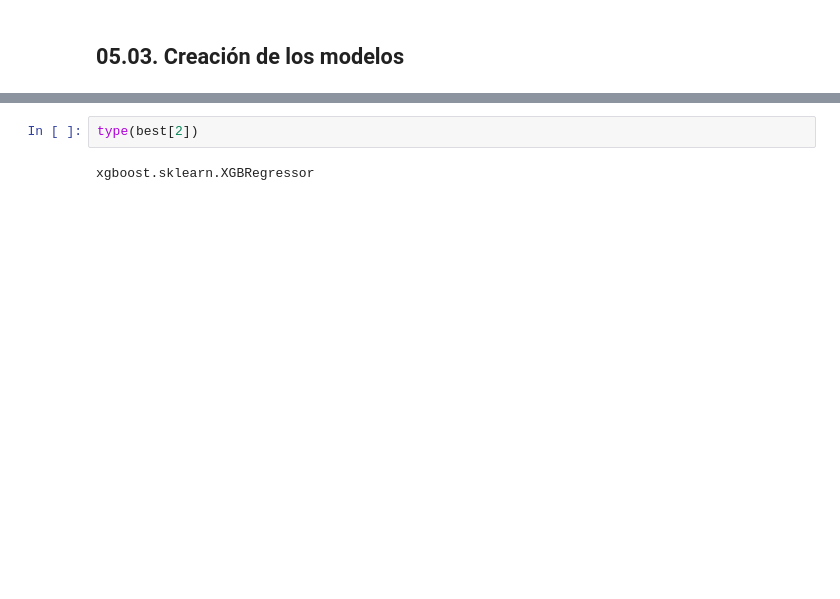
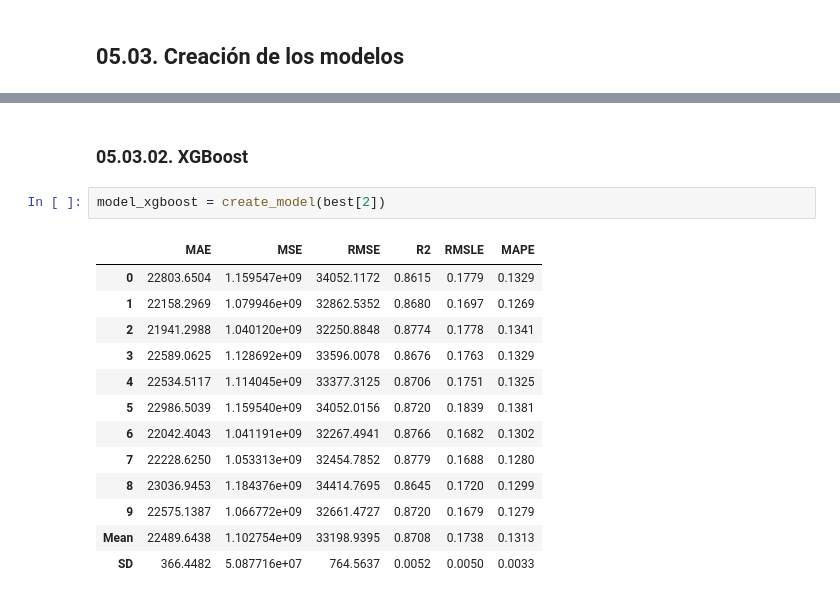
Before and after one commit to alexandergribenchenko/Acamica_P_04_Pycaret_Exploration_Project, a Jupyter notebook: Acamica_PY_04.ipynb, the cells around one changed output, grey strips where cells are left out. Saved outputs shown, nothing was run; the diff lists cells and outputs as text; blank space fills up the shorter version.

```diff
--- a/Acamica_PY_04.ipynb
+++ b/Acamica_PY_04.ipynb
@@ -191,4 +290,18 @@ for model in best:
+# %% [markdown]
+### **05.03.02. XGBoost**
 # %%
-type(best[2])
+model_xgboost = create_model(best[2])
 # %% [output]
-xgboost.sklearn.XGBRegressor
+|  | MAE | MSE | RMSE | R2 | RMSLE | MAPE |
+| 0 | 22803.6504 | 1.159547e+09 | 34052.1172 | 0.8615 | 0.1779 | 0.1329 |
+| 1 | 22158.2969 | 1.079946e+09 | 32862.5352 | 0.8680 | 0.1697 | 0.1269 |
+| 2 | 21941.2988 | 1.040120e+09 | 32250.8848 | 0.8774 | 0.1778 | 0.1341 |
+| 3 | 22589.0625 | 1.128692e+09 | 33596.0078 | 0.8676 | 0.1763 | 0.1329 |
+| 4 | 22534.5117 | 1.114045e+09 | 33377.3125 | 0.8706 | 0.1751 | 0.1325 |
+| 5 | 22986.5039 | 1.159540e+09 | 34052.0156 | 0.8720 | 0.1839 | 0.1381 |
+| 6 | 22042.4043 | 1.041191e+09 | 32267.4941 | 0.8766 | 0.1682 | 0.1302 |
+| 7 | 22228.6250 | 1.053313e+09 | 32454.7852 | 0.8779 | 0.1688 | 0.1280 |
+| 8 | 23036.9453 | 1.184376e+09 | 34414.7695 | 0.8645 | 0.1720 | 0.1299 |
+| 9 | 22575.1387 | 1.066772e+09 | 32661.4727 | 0.8720 | 0.1679 | 0.1279 |
+| Mean | 22489.6438 | 1.102754e+09 | 33198.9395 | 0.8708 | 0.1738 | 0.1313 |
+| SD | 366.4482 | 5.087716e+07 | 764.5637 | 0.0052 | 0.0050 | 0.0033 |
```
Also changed, not shown: parts of 15 cells of this notebook.
